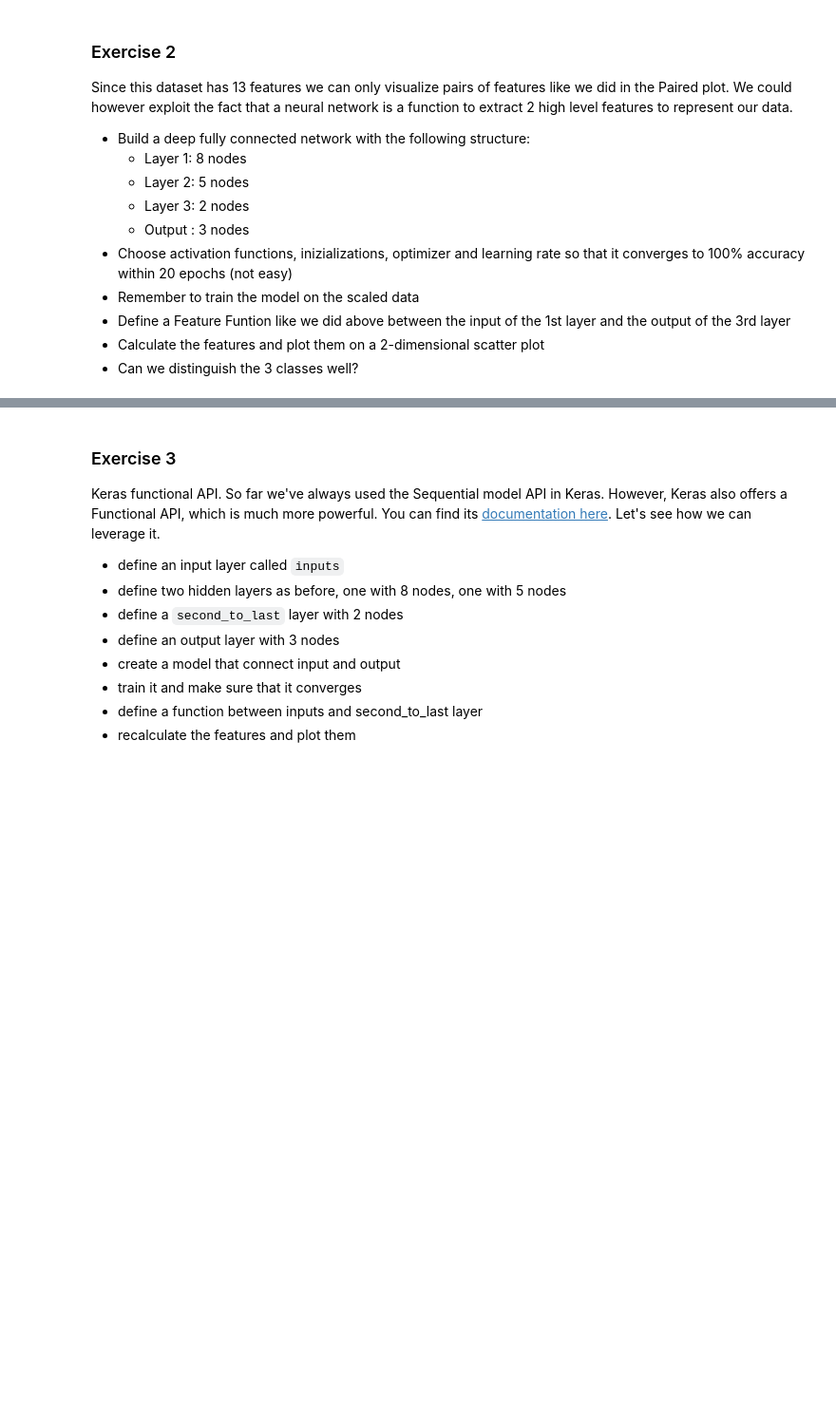
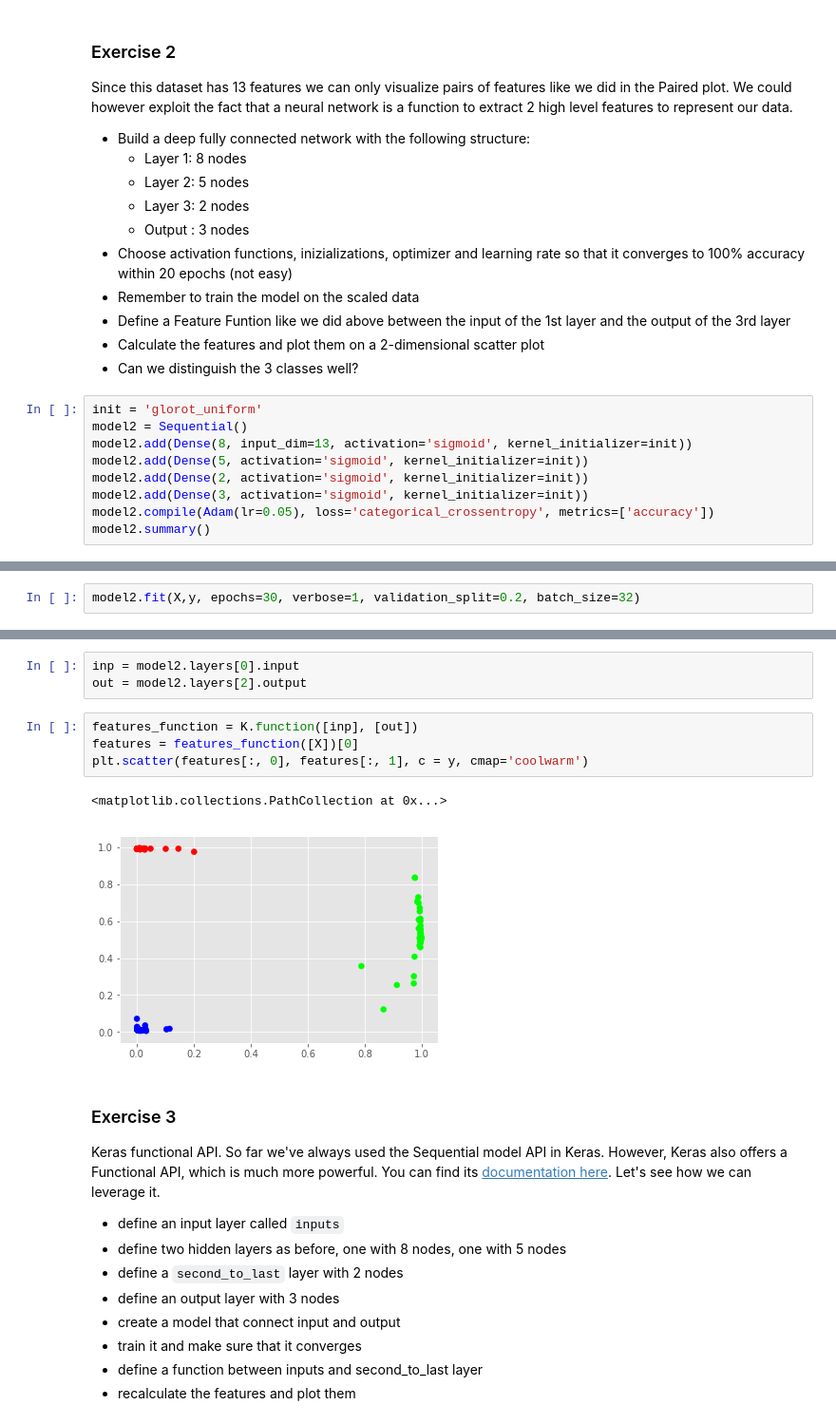
Before and after one commit to nrkfeller/masterdl, a Jupyter notebook: zero_to_deep_learning_udemy/course/5 Gradient Descent.ipynb, the cells around one changed output, grey strips where cells are left out. Shown at 95% size. Saved outputs shown, nothing was run; the diff lists cells and outputs as text; blank space fills up the shorter version.

```diff
--- a/zero_to_deep_learning_udemy/course/5 Gradient Descent.ipynb
+++ b/zero_to_deep_learning_udemy/course/5 Gradient Descent.ipynb
@@ -708,3 +729,12 @@ Since this dataset has 13 features we can only visualize pairs of features like
 - Define a Feature Funtion like we did above between the input of the 1st layer and the output of the 3rd layer
 - Calculate the features and plot them on a 2-dimensional scatter plot
 - Can we distinguish the 3 classes well?
+# %%
+init = 'glorot_uniform'
+model2 = Sequential()
+model2.add(Dense(8, input_dim=13, activation='sigmoid', kernel_initializer=init))
+model2.add(Dense(5, activation='sigmoid', kernel_initializer=init))
+model2.add(Dense(2, activation='sigmoid', kernel_initializer=init))
+model2.add(Dense(3, activation='sigmoid', kernel_initializer=init))
+model2.compile(Adam(lr=0.05), loss='categorical_crossentropy', metrics=['accuracy'])
+model2.summary()
@@ -710,0 +757,2 @@ Since this dataset has 13 features we can only visualize pairs of features like
+# %%
+model2.fit(X,y, epochs=30, verbose=1, validation_split=0.2, batch_size=32)
@@ -711,3 +785,13 @@ Since this dataset has 13 features we can only visualize pairs of features like
+# %%
+inp = model2.layers[0].input
+out = model2.layers[2].output
+# %%
+features_function = K.function([inp], [out])
+features = features_function([X])[0]
+plt.scatter(features[:, 0], features[:, 1], c = y, cmap='coolwarm')
+# %% [output]
+<matplotlib.collections.PathCollection at 0x...>
+[figure, added]
 # %% [markdown]
 ### Exercise 3
 
```
Also changed, not shown: parts of 15 cells of this notebook.
